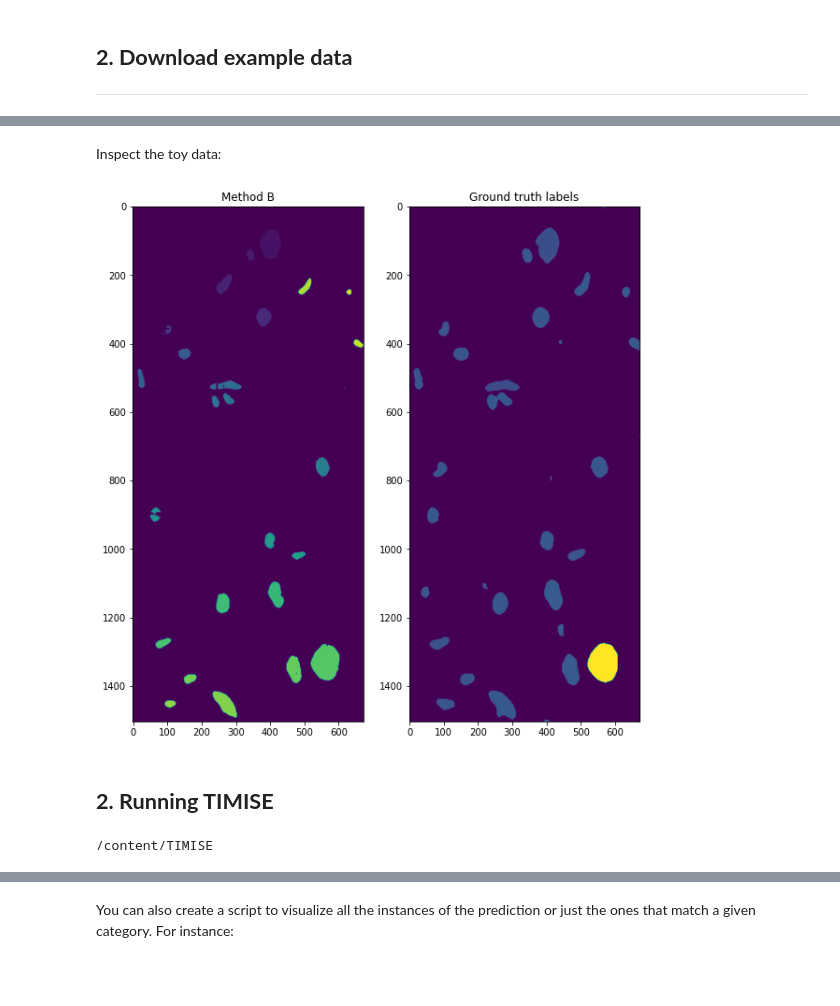
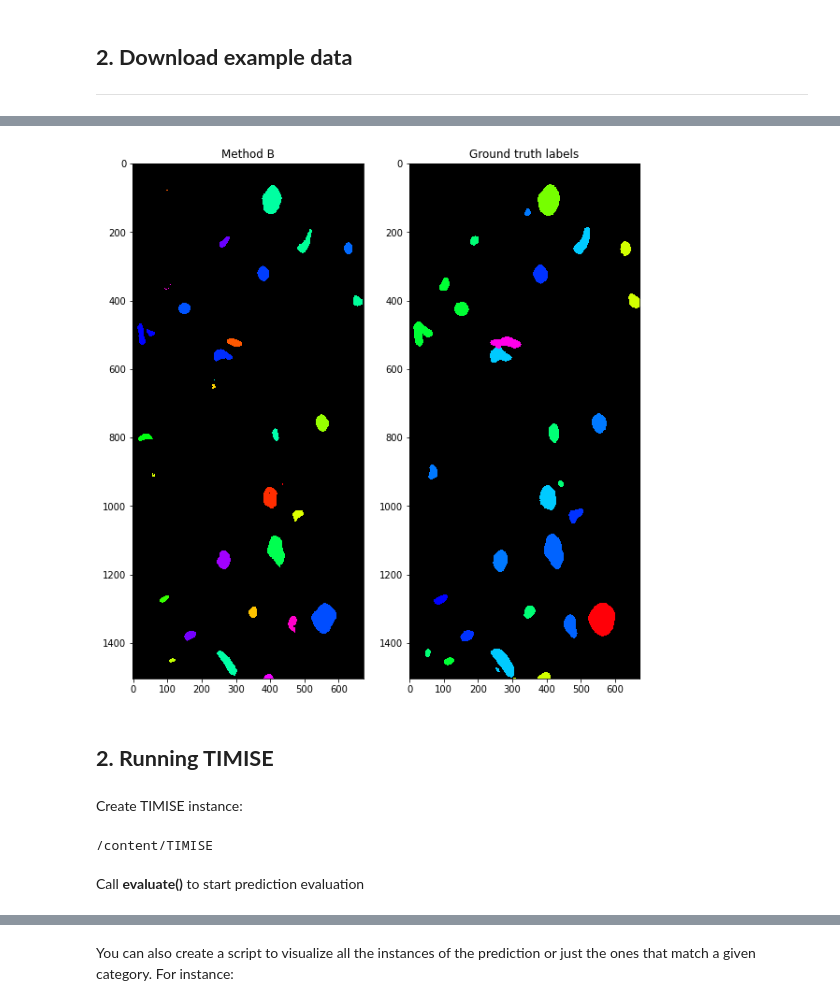
Before and after one commit to danifranco/TIMISE, a Jupyter notebook: examples/TIMISE_one_method_evaluation_example.ipynb, the cells around one changed output, grey strips where cells are left out. Drawn from its saved outputs; the diff is of its cells as text; code cells hidden in the pictures; blank space fills up the shorter version.

```diff
--- a/examples/TIMISE_one_method_evaluation_example.ipynb
+++ b/examples/TIMISE_one_method_evaluation_example.ipynb
@@ -72,40 +57,46 @@ Example data downloaded
-# %% [markdown]
-Inspect the toy data:
 # %%
+#@markdown ##Play to inspect the toy data
 import os
 import sys
 import h5py
 import numpy as np
-from skimage.io import imread
 
 # Show a few examples to heck that they have been stored correctly
 %matplotlib inline
 from numpy.random import randint, seed
 from matplotlib import pyplot as plt
 
 def load_img(path):
     h5f = h5py.File(path, 'r')
     k = list(h5f.keys())
     return np.array(h5f[k[0]])
 
 toy_sample = load_img("/content/TIMISE_example_files/methodB/methodB.h5")
 toy_mask = load_img("/content/TIMISE_example_files/GT/gt.h5")
 
 # Select random slice
 slice = randint(0, toy_sample.shape[0], 1)
 
+# create random color map
+vals = np.linspace(0,1,256)
+np.random.shuffle(vals)
+cmap = plt.cm.colors.ListedColormap(plt.cm.gist_rainbow(vals))
+cmap.colors[0] = [0., 0., 0., 1.] # set background to black
+
 plt.figure(figsize=(15,15))
 plt.subplot(1, 3, 1)
 plt.title("Method B")
-plt.imshow(toy_sample[slice].squeeze())
+plt.imshow(toy_sample[slice].squeeze(), cmap=cmap, interpolation='nearest')
 plt.subplot(1, 3, 2)
 plt.title("Ground truth labels")
-plt.imshow(toy_mask[slice].squeeze())
+plt.imshow(toy_mask[slice].squeeze(), cmap=cmap, interpolation='nearest')
 plt.show()
 # %% [output]
-[figure, old version]
+[figure, new version]
 # %% [markdown]
 ## **2. Running TIMISE**
+# %% [markdown]
+Create TIMISE instance:
 # %%
 %cd /content/TIMISE
 from timise import TIMISE
@@ -118,6 +109,8 @@ from timise import TIMISE
 timise = TIMISE(split_categories=['small', 'medium', 'large'], split_property='cable_length', split_ths=[500, 1000]);
 # %% [output]
 /content/TIMISE
+# %% [markdown]
+Call **evaluate()** to start prediction evaluation
 # %%
 timise.evaluate("/content/TIMISE_example_files/methodB", "/content/TIMISE_example_files/GT", "/content/out_dir")
 # %% [output]
```
Also changed, not shown: parts of 15 cells of this notebook, 1 other file.
